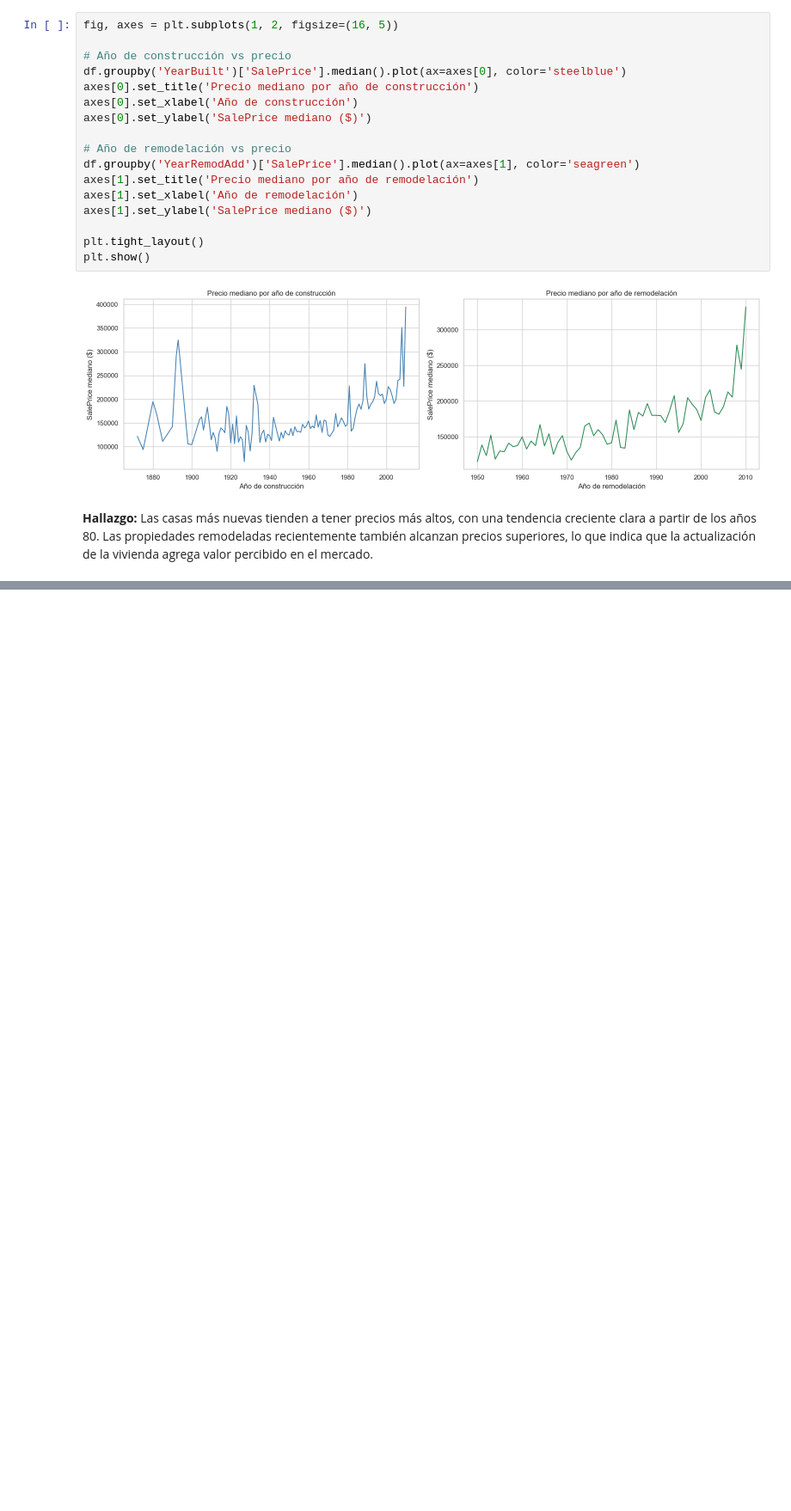
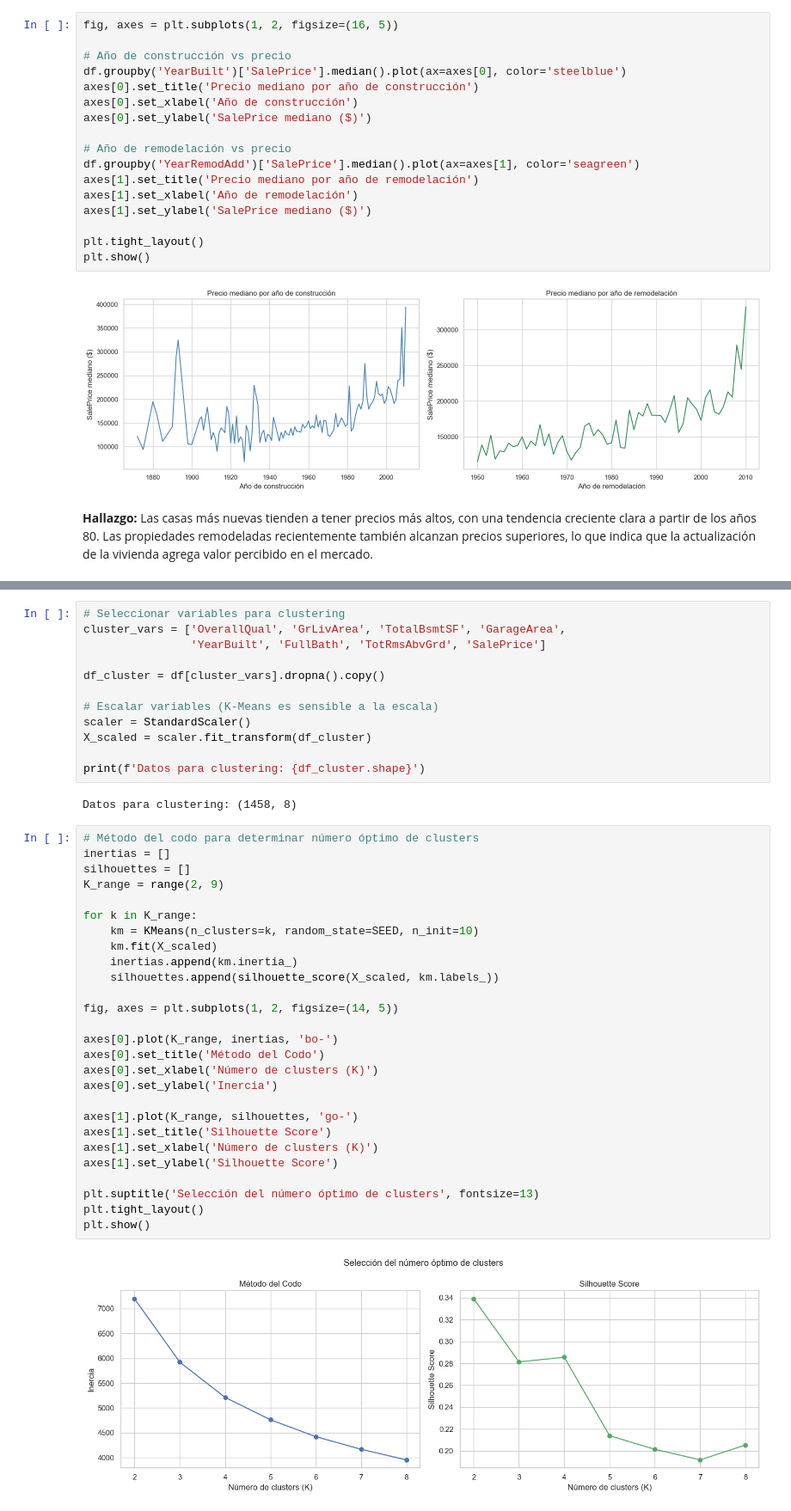
Before and after one commit to erickguerra2/MD-LAB03, a Jupyter notebook: main.ipynb, the cells around one changed output, grey strips where cells are left out. Shown at 86% size. Saved outputs shown, nothing was run; the diff lists cells and outputs as text; blank space fills up the shorter version.

Commit message:
feat: Add K-Means clustering analysis for property segmentation in `main.ipynb`.

```diff
--- a/main.ipynb
+++ b/main.ipynb
@@ -442,0 +448,43 @@ plt.show()
+# %%
+# Seleccionar variables para clustering
+cluster_vars = ['OverallQual', 'GrLivArea', 'TotalBsmtSF', 'GarageArea',
+                'YearBuilt', 'FullBath', 'TotRmsAbvGrd', 'SalePrice']
+
+df_cluster = df[cluster_vars].dropna().copy()
+
+# Escalar variables (K-Means es sensible a la escala)
+scaler = StandardScaler()
+X_scaled = scaler.fit_transform(df_cluster)
+
+print(f'Datos para clustering: {df_cluster.shape}')
+# %% [output]
+Datos para clustering: (1458, 8)
+# %%
+# Método del codo para determinar número óptimo de clusters
+inertias = []
+silhouettes = []
+K_range = range(2, 9)
+
+for k in K_range:
+    km = KMeans(n_clusters=k, random_state=SEED, n_init=10)
+    km.fit(X_scaled)
+    inertias.append(km.inertia_)
+    silhouettes.append(silhouette_score(X_scaled, km.labels_))
+
+fig, axes = plt.subplots(1, 2, figsize=(14, 5))
+
+axes[0].plot(K_range, inertias, 'bo-')
+axes[0].set_title('Método del Codo')
+axes[0].set_xlabel('Número de clusters (K)')
+axes[0].set_ylabel('Inercia')
+
+axes[1].plot(K_range, silhouettes, 'go-')
+axes[1].set_title('Silhouette Score')
+axes[1].set_xlabel('Número de clusters (K)')
+axes[1].set_ylabel('Silhouette Score')
+
+plt.suptitle('Selección del número óptimo de clusters', fontsize=13)
+plt.tight_layout()
+plt.show()
+# %% [output]
+[figure, added]
```
Also changed, not shown: parts of 6 cells of this notebook.
